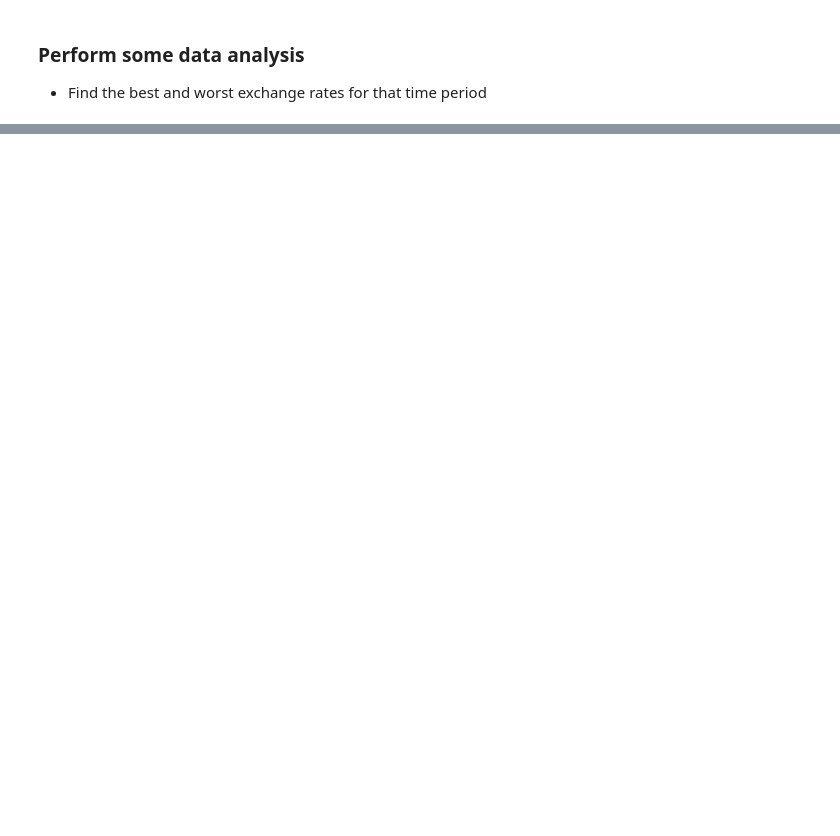
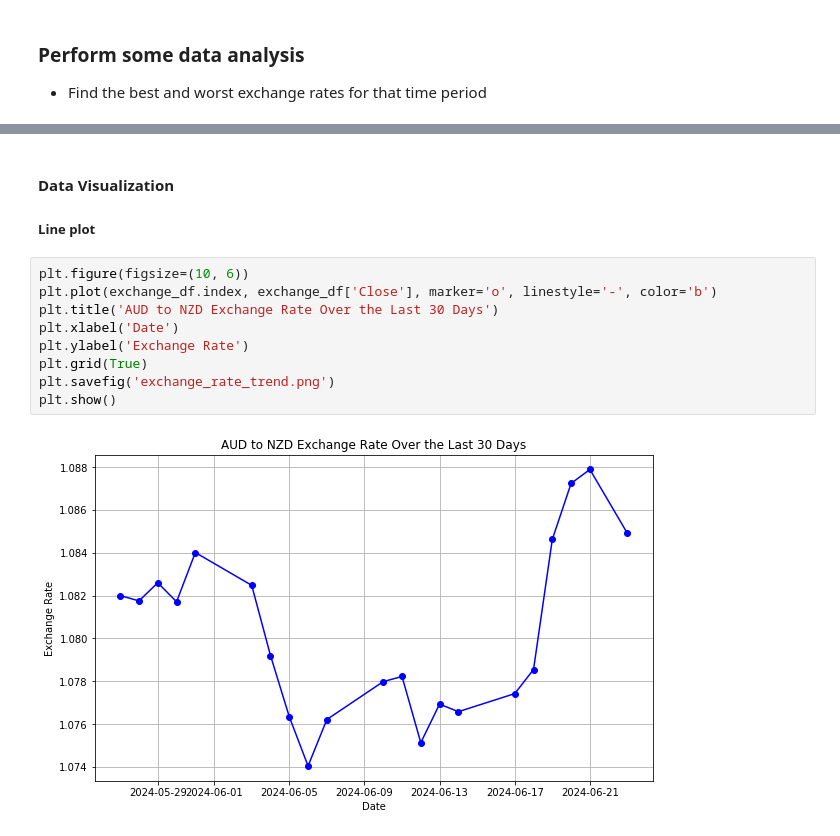
Before and after one commit to MaliHb/exchange-rates-analysis, a Jupyter notebook: exchange_rates_analysis.ipynb, the cells around one changed output, grey strips where cells are left out. Cells and saved outputs as stored; diff of their text form; blank space fills up the shorter version.

Commit message:
adding summary report and visualizations

```diff
--- a/exchange_rates_analysis.ipynb
+++ b/exchange_rates_analysis.ipynb
@@ -154,0 +251,15 @@ print(f"Worst exchange rate ({worst_date}): {worst_rate}")
+# %% [markdown]
+#### Data Visualization
+
+##### Line plot
+# %%
+plt.figure(figsize=(10, 6))
+plt.plot(exchange_df.index, exchange_df['Close'], marker='o', linestyle='-', color='b')
+plt.title('AUD to NZD Exchange Rate Over the Last 30 Days')
+plt.xlabel('Date')
+plt.ylabel('Exchange Rate')
+plt.grid(True)
+plt.savefig('exchange_rate_trend.png')
+plt.show()
+# %% [output]
+[figure, added]
```
Also changed, not shown: parts of 20 cells of this notebook, 1 other file.
